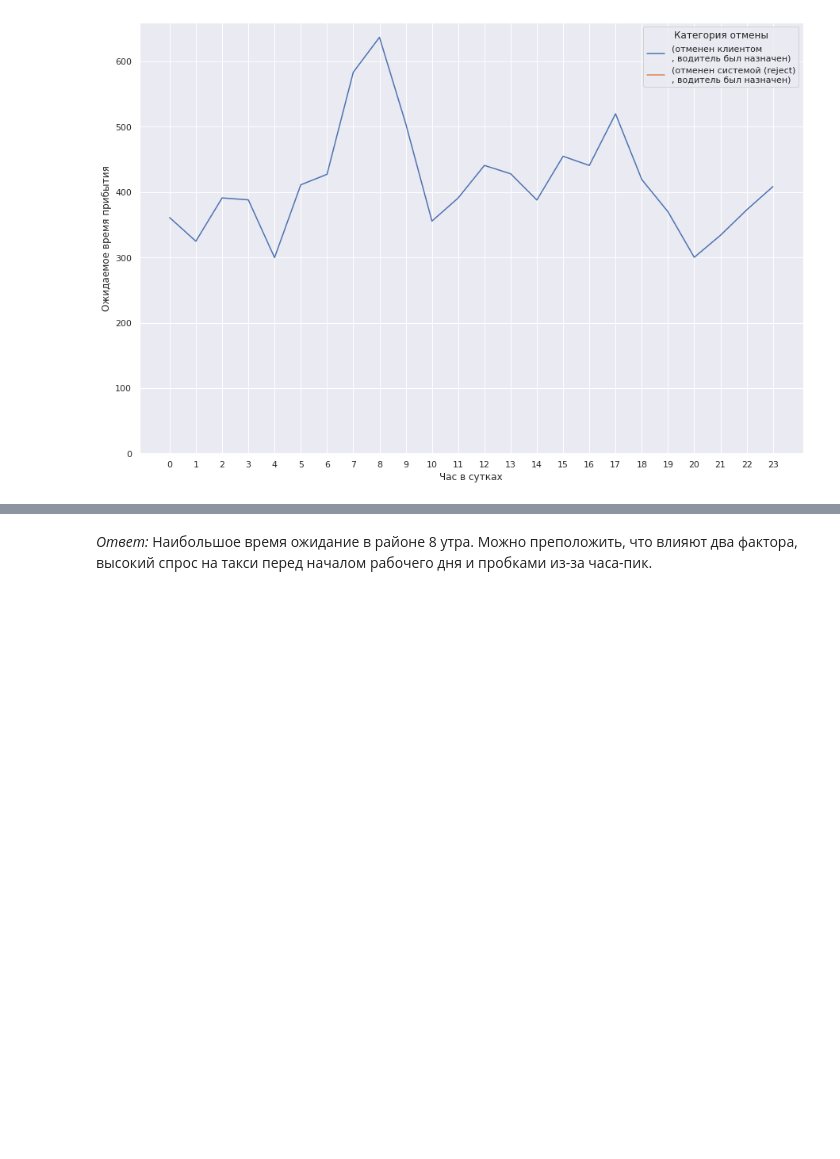
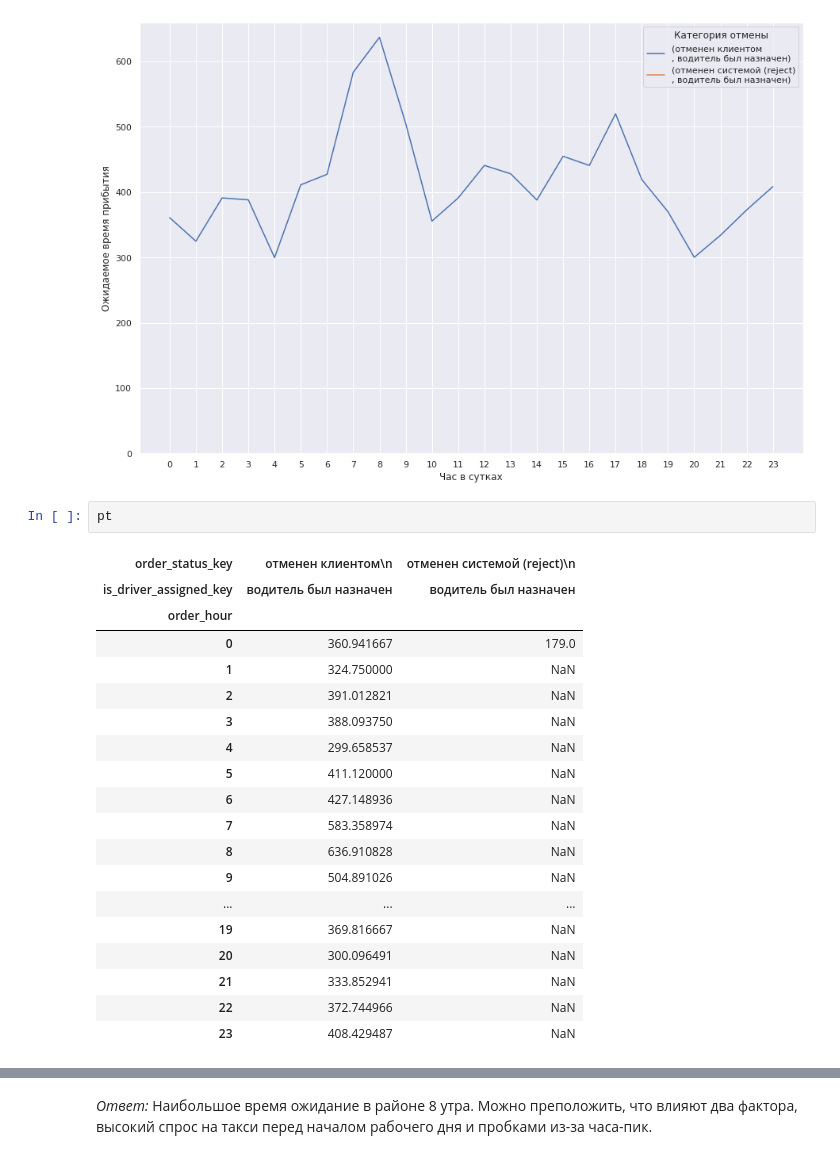
Before and after one commit to bebyakinb/test_assignments-Analyst-, a Jupyter notebook: gett/matching_home_assignment_for_candidates.ipynb, the cells around one changed output, grey strips where cells are left out. Drawn from its saved outputs; the diff is of its cells as text; blank space fills up the shorter version.

```diff
--- a/gett/matching_home_assignment_for_candidates.ipynb
+++ b/gett/matching_home_assignment_for_candidates.ipynb
@@ -289,3 +318,25 @@ plt.xticks(np.arange(24))
 plt.show()
 # %% [output]
 [figure]
+# %%
+pt
+# %% [output]
+| order_status_key | отменен клиентом\n | отменен системой (reject)\n |
+| is_driver_assigned_key | водитель был назначен | водитель был назначен |
+| order_hour |  |  |
+| 0 | 360.941667 | 179.0 |
+| 1 | 324.750000 | NaN |
+| 2 | 391.012821 | NaN |
+| 3 | 388.093750 | NaN |
+| 4 | 299.658537 | NaN |
+| 5 | 411.120000 | NaN |
+| 6 | 427.148936 | NaN |
+| 7 | 583.358974 | NaN |
+| 8 | 636.910828 | NaN |
+| 9 | 504.891026 | NaN |
+| ... | ... | ... |
+| 19 | 369.816667 | NaN |
+| 20 | 300.096491 | NaN |
+| 21 | 333.852941 | NaN |
+| 22 | 372.744966 | NaN |
+| 23 | 408.429487 | NaN |
```
Also changed, not shown: parts of 11 cells of this notebook.
